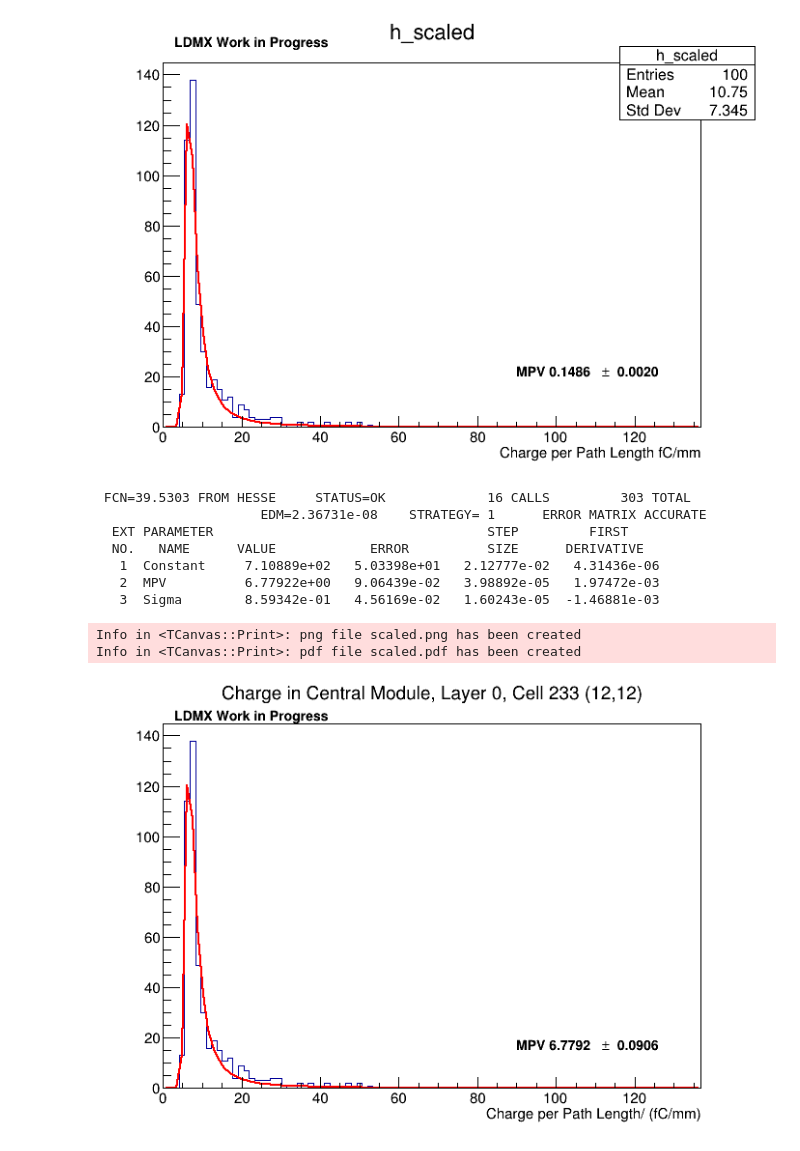
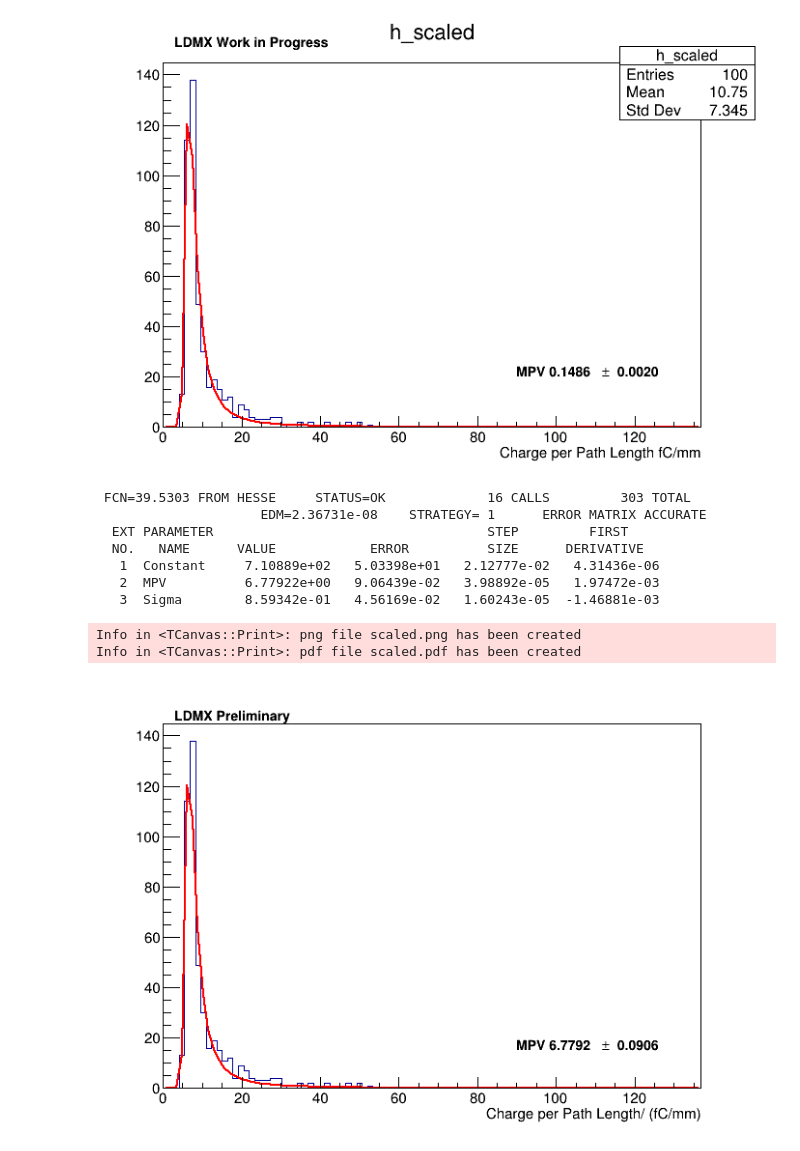
Before and after one commit to rodr1001/my_code, a Jupyter notebook: ldmx/calibration/Plots.ipynb, the cells around one changed output. Drawn from its saved outputs; the diff is of its cells as text; code cells hidden in the pictures.

```diff
--- a/ldmx/calibration/Plots.ipynb
+++ b/ldmx/calibration/Plots.ipynb
@@ -147,7 +147,7 @@ scale_factor = 45.5954
 # the lower limit and upper limit by our scale factor
 nbins = h.GetNbinsX()
 h_scaled = ROOT.TH1F(
-    "h_scaled","Charge in Central Module, Layer 0, Cell 233 (12,12)",
+    "h_scaled"," ",
     nbins,
     h.GetBinLowEdge(1)*scale_factor,
     (h.GetBinLowEdge(nbins)+h.GetBinWidth(nbins))*scale_factor
@@ -164,32 +164,32 @@ for i_bin in range(1,nbins+1):
 # but its 100 bins between 0 and 1
 # NOTE: The "Entries" says 100 even though we actually have 10k entries.
 #  I don't know how to fix this.
 c = ROOT.TCanvas()
 fl = ROOT.TF1('seedparamslandau','landau')
 fl.SetParameters(45,0.45,0.45)
 fl.SetParLimits(45,0,225)
 h_scaled.Draw()
 fr = h_scaled.Fit(fl,'BSM').Get()
 h_scaled.GetXaxis().SetTitle("Charge per Path Length/ (fC/mm)")
 h_scaled.SetStats(stats=False)
 h_scaled.Draw()
 c.Draw()
 latex = ROOT.TLatex(90,15, "MPV 6.7792  #pm  0.0906")
-latex1 = ROOT.TLatex(3,146, "LDMX Work in Progress")
+latex1 = ROOT.TLatex(3,146, "LDMX Preliminary")
 latex1.SetTextSize(0.032)
 latex.SetTextSize(0.032)
 latex1.Draw()
 latex.Draw()
 c.SaveAs("scaled.png")
 c.SaveAs("scaled.pdf")
 # %% [output]
  FCN=39.5303 FROM HESSE     STATUS=OK             16 CALLS         303 TOTAL
                      EDM=2.36731e-08    STRATEGY= 1      ERROR MATRIX ACCURATE
   EXT PARAMETER                                   STEP         FIRST
   NO.   NAME      VALUE            ERROR          SIZE      DERIVATIVE
    1  Constant     7.10889e+02   5.03398e+01   2.12777e-02   4.31436e-06
    2  MPV          6.77922e+00   9.06439e-02   3.98892e-05   1.97472e-03
    3  Sigma        8.59342e-01   4.56169e-02   1.60243e-05  -1.46881e-03
 Info in <TCanvas::Print>: png file scaled.png has been created
 Info in <TCanvas::Print>: pdf file scaled.pdf has been created
-[figure, old version]
+[figure, new version]
```
Also changed, not shown: 2 other files.
